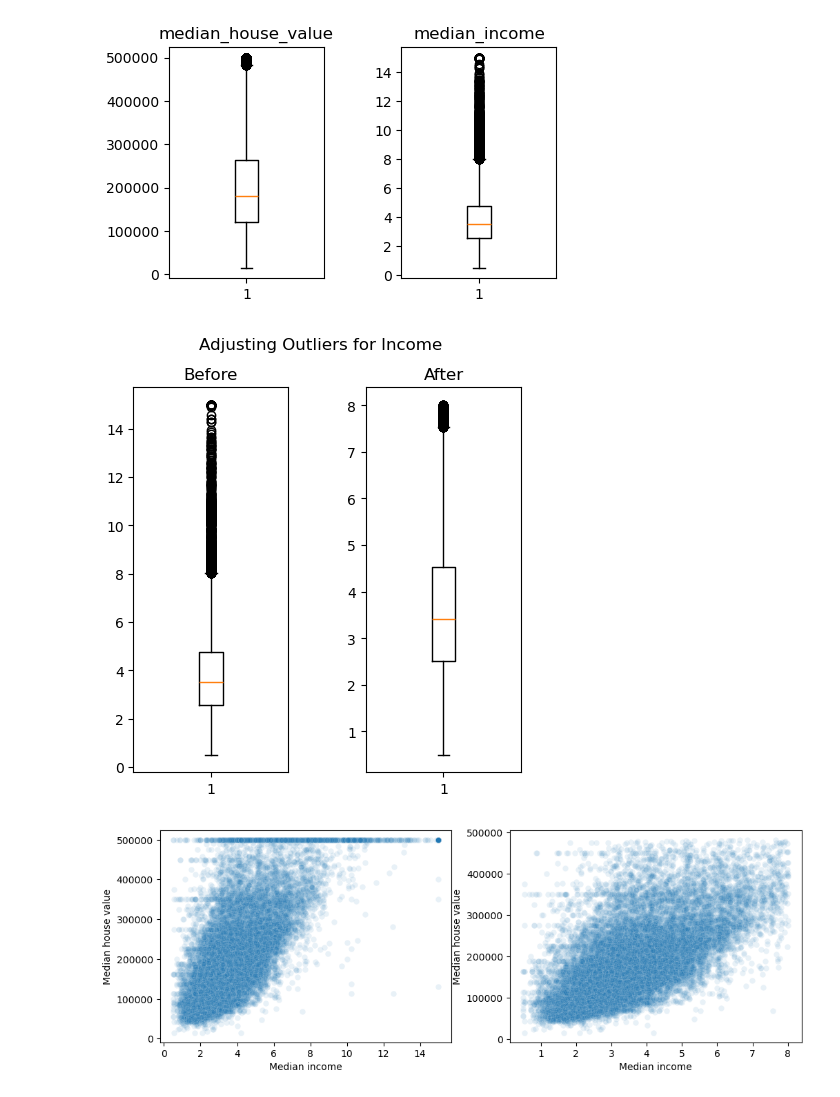
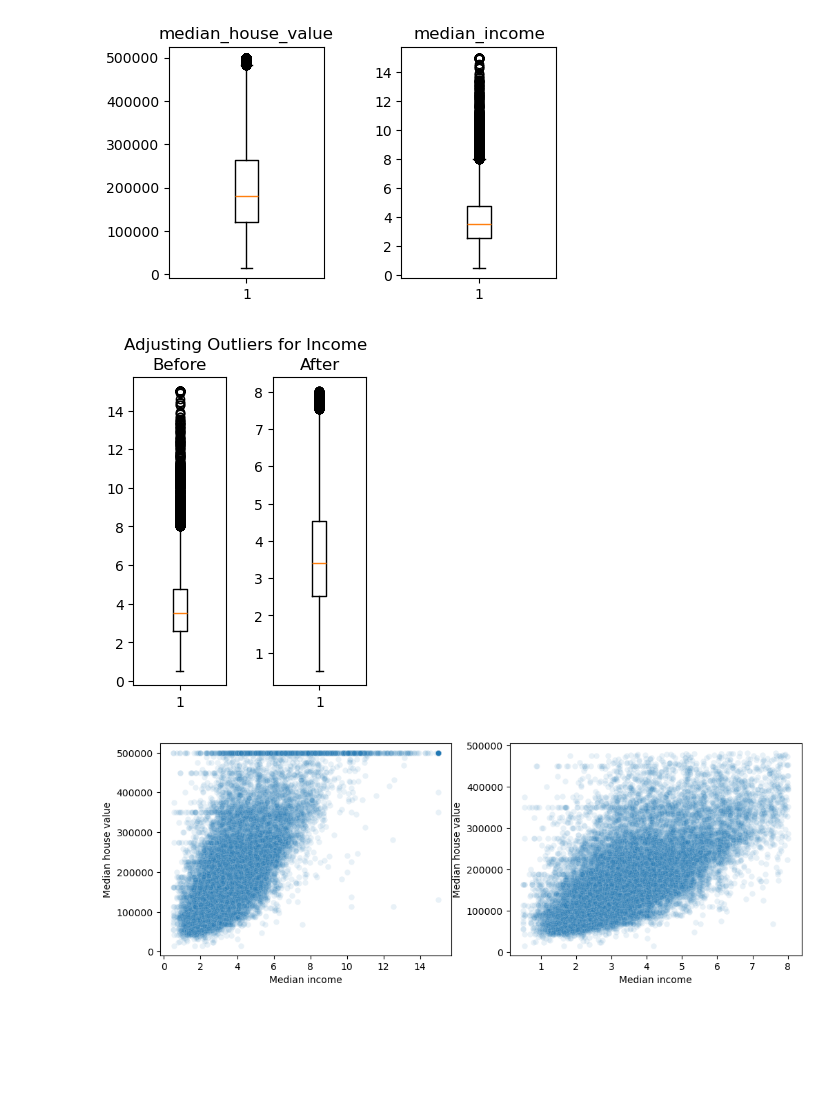
Before and after one commit to TyKang0514/WorkNotes, a Jupyter notebook: caliH/HousePricePred.ipynb, the cells around one changed output. Cells and saved outputs as stored; diff of their text form; code cells hidden in the pictures; blank space fills up the shorter version.

```diff
--- a/caliH/HousePricePred.ipynb
+++ b/caliH/HousePricePred.ipynb
@@ -196,35 +199,35 @@ plt.show()
 # Calculate Q1, Q3, and IQR
 valueQ1 = df['median_house_value'].quantile(0.25)
 valueQ3 = df['median_house_value'].quantile(0.75)
 valueIQR = valueQ3 - valueQ1
 value_upper = valueQ3 + 1.5 * valueIQR
 
 incomeQ1 = df['median_income'].quantile(0.25)
 incomeQ3 = df['median_income'].quantile(0.75)
 incomeIQR = incomeQ3 - incomeQ1
 income_upper = incomeQ3 + 1.5 * incomeIQR
 
 Income_HouseValue = df[(df['median_house_value']<value_upper) & (df['median_income']<income_upper)][['median_house_value','median_income']]
 
 
-plt.figure(figsize=(5, 5))
+plt.figure(figsize=(3, 4))
 
 # First plot (median_income)
 plt.subplot(1, 2, 1)
 plt.boxplot(df['median_income'])
 plt.title('Before')
 
 # Second plot (median_house_value)
 plt.subplot(1, 2, 2)
 plt.boxplot(Income_HouseValue['median_income'])
 plt.title('After')
 
 plt.suptitle('Adjusting Outliers for Income')
 plt.subplots_adjust(wspace=0.5)
 
 plt.show()
 # %% [output]
-[figure, old version]
+[figure, new version]
 # %%
 plt.figure(figsize=(12, 4))
 
```
Also changed, not shown: parts of 5 cells of this notebook.
